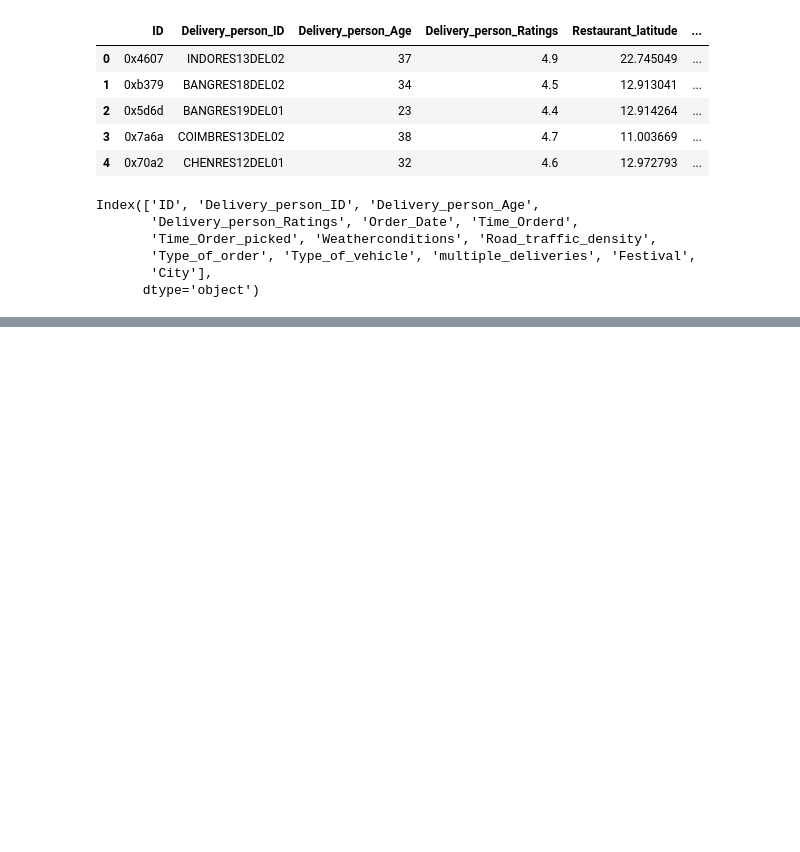
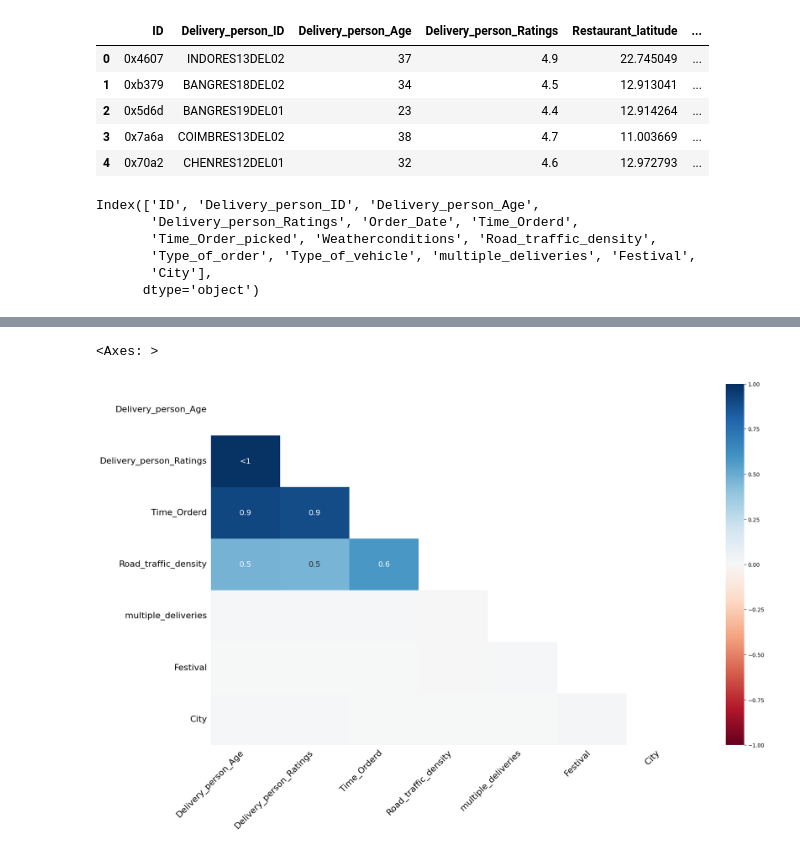
Before and after one commit to chitrakumarsai/UBER_ETA_PREDICTION_DS, a Jupyter notebook: notebooks/script1.ipynb, the cells around one changed output, grey strips where cells are left out. Drawn from its saved outputs; the diff is of its cells as text; code cells hidden in the pictures; blank space fills up the shorter version.

```diff
--- a/notebooks/script1.ipynb
+++ b/notebooks/script1.ipynb
@@ -25,0 +55,5 @@ Index(['ID', 'Delivery_person_ID', 'Delivery_person_Age',
+# %%
+msno.heatmap(df)
+# %% [output]
+<Axes: >
+[figure, added]
```
Also changed, not shown: parts of 8 cells of this notebook, 3 other files.
